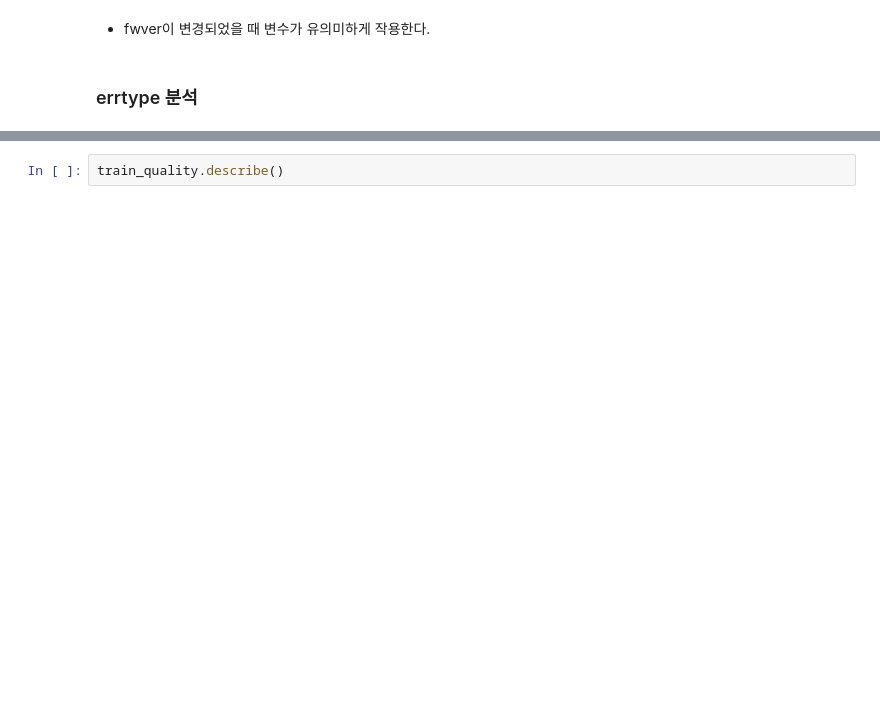
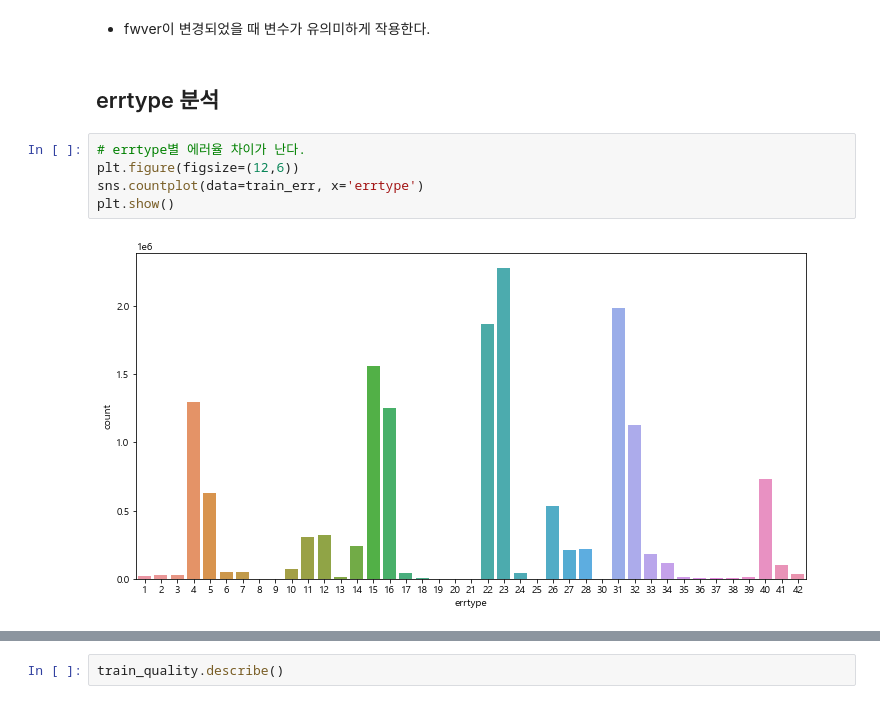
Before and after one commit to LEEHM97/machine-learning-exercises, a Jupyter notebook: 10.DAYCON대회_사용자불편예지/EDA.ipynb, the cells around one changed output, grey strips where cells are left out. Cells and saved outputs as stored; diff of their text form; blank space fills up the shorter version.

Commit message:
feat: add analyzing with errtype code

```diff
--- a/10.DAYCON대회_사용자불편예지/EDA.ipynb
+++ b/10.DAYCON대회_사용자불편예지/EDA.ipynb
@@ -365,4 +416,11 @@ print(f"fwver가 변경되고 불만을 제기한 사람 {user_prob_sum/user_sum
 # %% [markdown]
 - fwver이 변경되었을 때 변수가 유의미하게 작용한다.
 # %% [markdown]
-### errtype 분석
+## errtype 분석
+# %%
+# errtype별 에러율 차이가 난다.
+plt.figure(figsize=(12,6))
+sns.countplot(data=train_err, x='errtype')
+plt.show()
+# %% [output]
+[figure, added]
```
Also changed, not shown: parts of 45 cells of this notebook.
